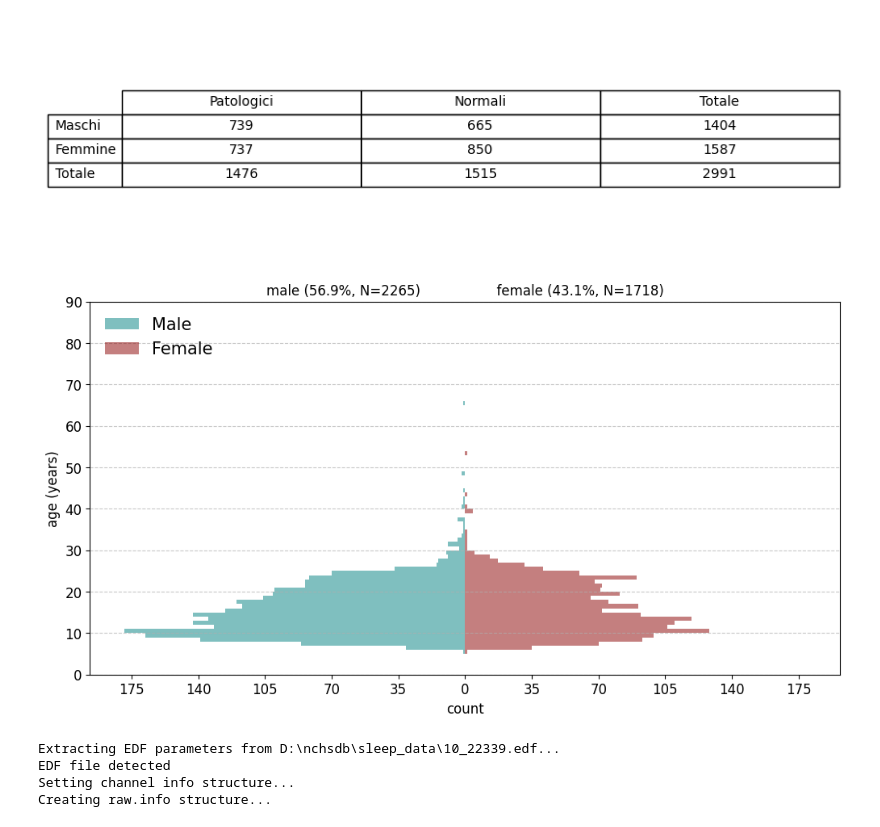
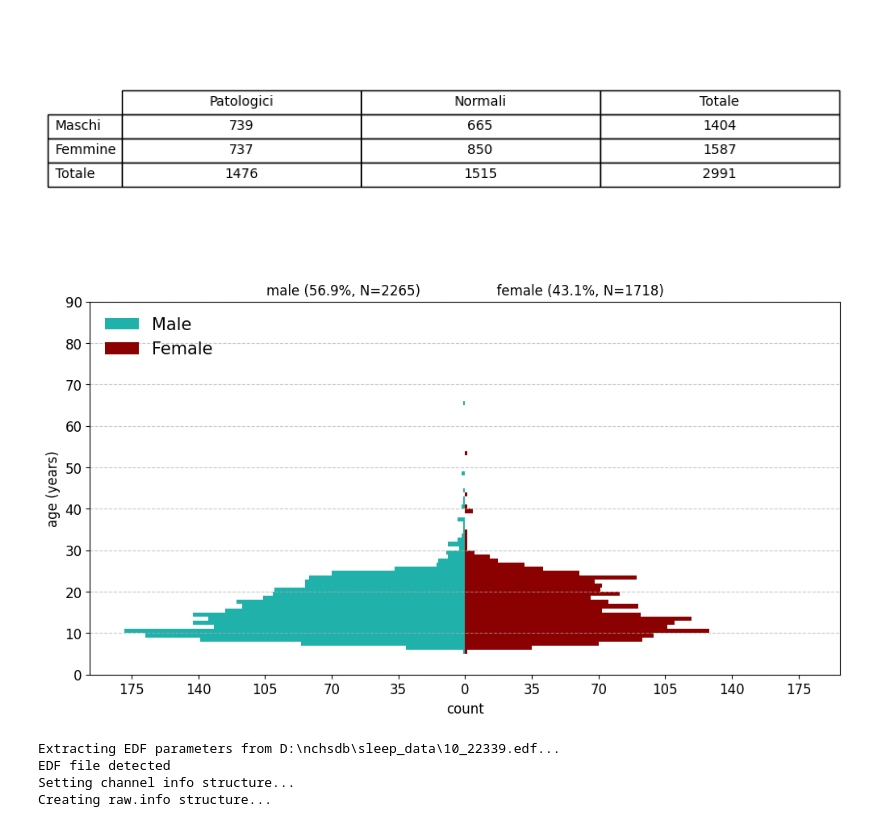
Before and after one commit to pietromihelj/TESI-TRIENNALE, a Jupyter notebook: grafici_esplicativi.ipynb, the cells around one changed output. Saved outputs shown, nothing was run; the diff lists cells and outputs as text; code cells hidden in the pictures.

```diff
--- a/grafici_esplicativi.ipynb
+++ b/grafici_esplicativi.ipynb
@@ -212,37 +212,37 @@ def create_age_pyramid_from_sex_age(ax, ages_male, ages_female, bins, title_suff
     ax.set_title(f"male ({male_overall_pct:.1f}%, N={total_males}) "
                  f"                 female ({female_overall_pct:.1f}%, N={total_females})")
     bin_centers = bins[:-1] + np.diff(bins)/2
-    ax.barh(bin_centers, -hist_male, height=1, color='teal', label='Male', alpha=0.5)
-    ax.barh(bin_centers, hist_female, height=1, color='darkred', label='Female', alpha=0.5)
+    ax.barh(bin_centers, -hist_male, height=1, color='lightseagreen', label='Male', alpha=1)
+    ax.barh(bin_centers, hist_female, height=1, color='darkred', label='Female', alpha=1)
     max_count = max(hist_male.max(), hist_female.max())
     ax.set_xlim(-max_count * 1.1, max_count * 1.1)
     ticks = np.arange(0, max_count + 1, max_count // 5 if max_count > 5 else 1)
     ax.set_xticks([-t for t in ticks if t > 0] + list(ticks))
     ax.set_xticklabels([str(abs(int(t))) for t in ax.get_xticks()])
     ax.set_xlabel('count', fontsize=12)
     ax.set_ylabel('age (years)', fontsize=12)
     ax.set_ylim(0, 90)
     ax.set_yticks(np.arange(0, 91, 10))
     ax.legend(loc='upper left', frameon=False, fontsize=15)
     ax.grid(axis='y', linestyle='--', alpha=0.7)
     ax.tick_params(axis='x', labelsize=12)
     ax.tick_params(axis='y', labelsize=12)
 df_eta = pd.read_csv("D:/nchsdb/datasets/nchsdb-dataset-0.3.0.csv")
 date_nati = list(df_eta['birth_date'].iloc())
 sesso = list(df_eta['pcori_gender_cd'].iloc())
 oggi = [date.today() for i in range(len(date_nati))]
 eta = [k.year-int(i[6:]) for k,i in zip(oggi, date_nati)]
 fig, axes = plt.subplots(1, 1, figsize=(12, 6), sharey=True)
 sesso = np.array(sesso)
 eta = np.array(eta)
 bins = np.arange(0, 101, 1)
 males_idx = (sesso=='M')
 female_idx = (sesso=='F')
 eta_m = eta[males_idx]
 eta_f = eta[female_idx]
 create_age_pyramid_from_sex_age(axes, eta_m, eta_f, bins)
 # %% [output]
-[figure, old version]
+[figure, new version]
 # %%
 raw = mne.io.read_raw_edf("D:/nchsdb/sleep_data/10_22339.edf")
 # %% [output]
```
Also changed, not shown: 1 other file.
